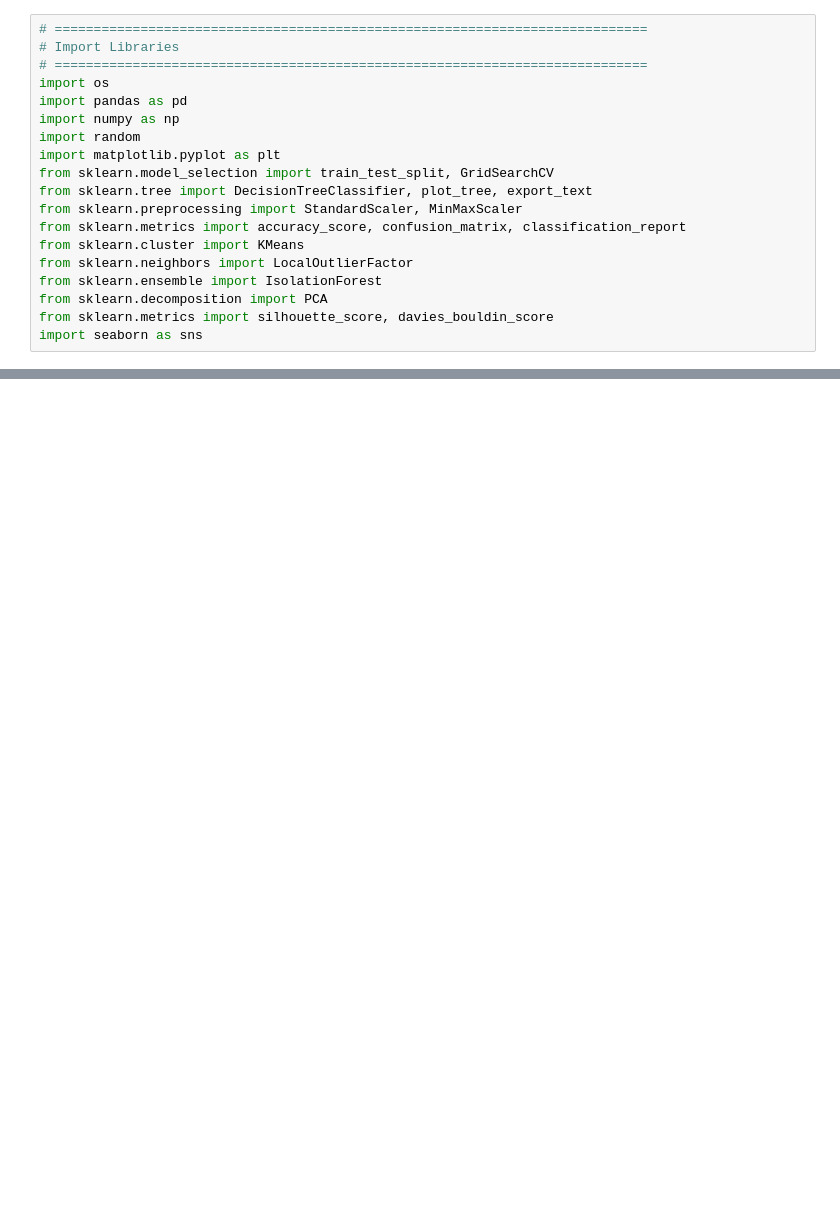
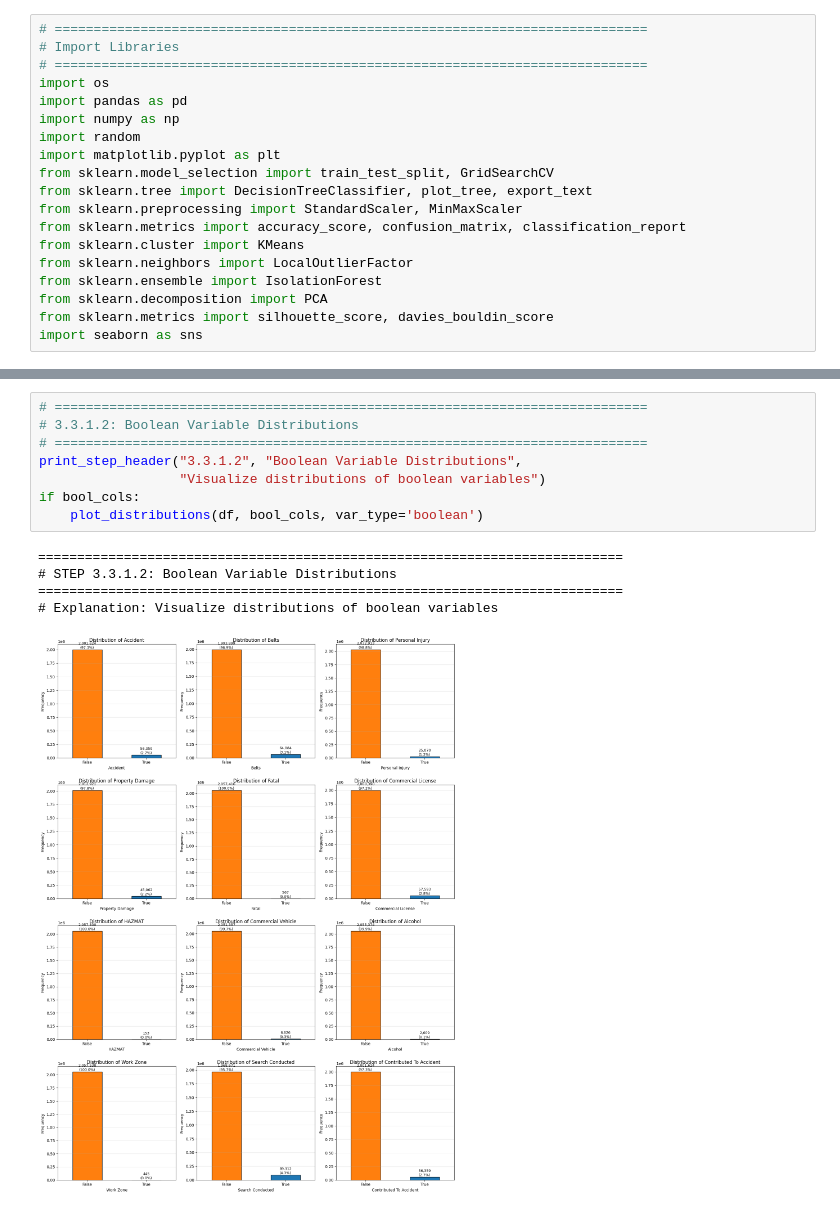
Before and after one commit to zhizhunbao/multi-course-learning-exam-system, a Jupyter notebook: public/pdfs/machine-learning/Final Project Part 1/TrafficViolationAnalysis.ipynb, the cells around one changed output, grey strips where cells are left out. Cells and saved outputs as stored; diff of their text form; blank space fills up the shorter version.

```diff
--- a/public/pdfs/machine-learning/Final Project Part 1/TrafficViolationAnalysis.ipynb
+++ b/public/pdfs/machine-learning/Final Project Part 1/TrafficViolationAnalysis.ipynb
@@ -472,0 +800,14 @@ High cardinality variables (unique > 20):
+# %%
+# ============================================================================
+# 3.3.1.2: Boolean Variable Distributions
+# ============================================================================
+print_step_header("3.3.1.2", "Boolean Variable Distributions",
+                  "Visualize distributions of boolean variables")
+if bool_cols:
+    plot_distributions(df, bool_cols, var_type='boolean')
+# %% [output]
+===========================================================================
+# STEP 3.3.1.2: Boolean Variable Distributions
+===========================================================================
+# Explanation: Visualize distributions of boolean variables
+[figure, added]
```
Also changed, not shown: parts of 21 cells of this notebook, 33 other files.
